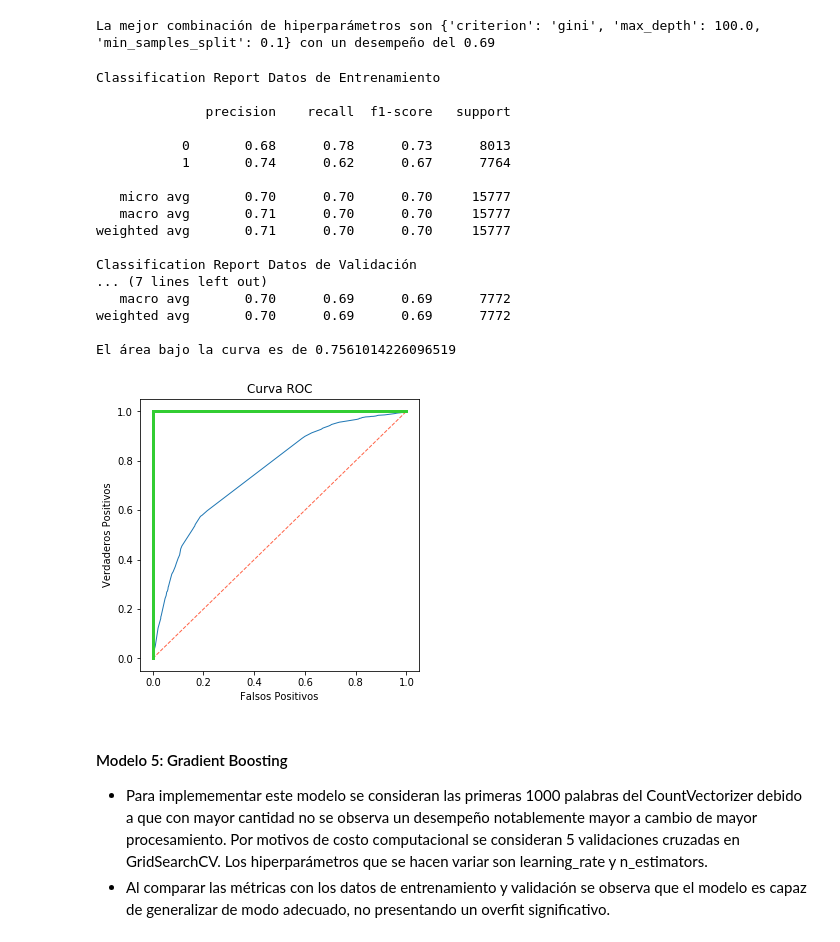
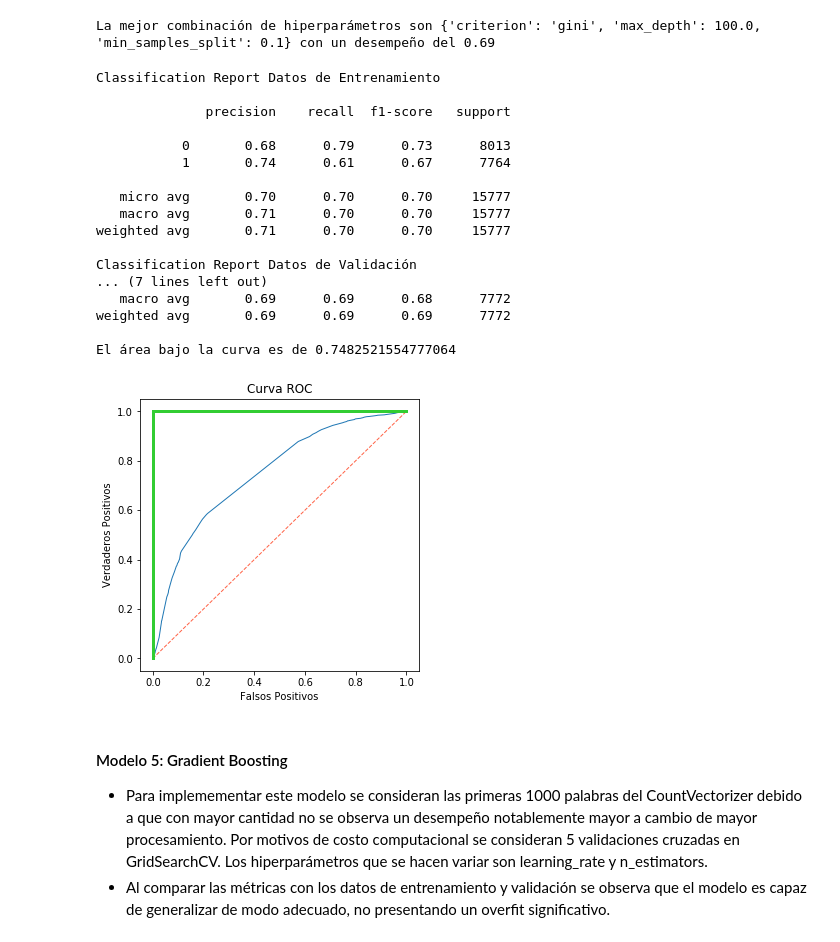
Before and after one commit to jvaldesh/data_science, a Jupyter notebook: 03_machine_learning/Prueba 1/z-ju - Prueba 1. Análisis de Sentimientos de Twitter.ipynb, the cells around one changed output. Cells and saved outputs as stored; diff of their text form; code cells hidden in the pictures.

```diff
--- a/03_machine_learning/Prueba 1/Julio Valdés - Prueba 1. Análisis de Sentimientos de Twitter.ipynb
+++ b/03_machine_learning/Prueba 1/z-ju - Prueba 1. Análisis de Sentimientos de Twitter.ipynb
@@ -438,36 +446,36 @@ La mejor combinación de hiperparámetros son {'criterion': 'gini', 'max_depth':
 # %%
 pipeline_model4 = Pipeline([
     ('cv', CountVectorizer(stop_words = stopw, max_features = 1000, preprocessor = preprocesamiento)),
-    ('tree', DecisionTreeClassifier(criterion = 'gini', max_depth = 100, min_samples_split = 0.1))
+    ('tree', DecisionTreeClassifier(criterion = 'gini', max_depth = 100, min_samples_split = 0.2))
 ])
 pipeline_model4.fit(X_train, y_train)
 print("Classification Report Datos de Entrenamiento\n")
 train_pred = pipeline_model4.predict(X_train)
 print(classification_report(y_train, train_pred))
 print("Classification Report Datos de Validación\n")
 test_pred = pipeline_model4.predict(X_test)
 print(classification_report(y_test, test_pred))
 test_pred_proba = pipeline_model4.predict_proba(X_test)
 roc_curve_plot(y_test, test_pred_proba)
 # %% [output]
 Classification Report Datos de Entrenamiento
 
               precision    recall  f1-score   support
 
-           0       0.68      0.78      0.73      8013
-           1       0.74      0.62      0.67      7764
+           0       0.68      0.79      0.73      8013
+           1       0.74      0.61      0.67      7764
 
    micro avg       0.70      0.70      0.70     15777
    macro avg       0.71      0.70      0.70     15777
 weighted avg       0.71      0.70      0.70     15777
 
 Classification Report Datos de Validación
 ... (7 lines left out)
-   macro avg       0.70      0.69      0.69      7772
-weighted avg       0.70      0.69      0.69      7772
+   macro avg       0.69      0.69      0.68      7772
+weighted avg       0.69      0.69      0.69      7772
 
-El área bajo la curva es de 0.7561014226096519
+El área bajo la curva es de 0.7482521554777064
-[figure, old version]
+[figure, new version]
 # %% [markdown]
 #### Modelo 5: Gradient Boosting
 * Para implemementar este modelo se consideran las primeras 1000 palabras del CountVectorizer debido a que con mayor cantidad no se observa un desempeño notablemente mayor a cambio de mayor procesamiento. Por motivos de costo computacional se consideran 5 validaciones cruzadas en GridSearchCV. Los hiperparámetros que se hacen variar son learning_rate y n_estimators.
```
Also changed, not shown: parts of 19 cells of this notebook, 12 other files.
